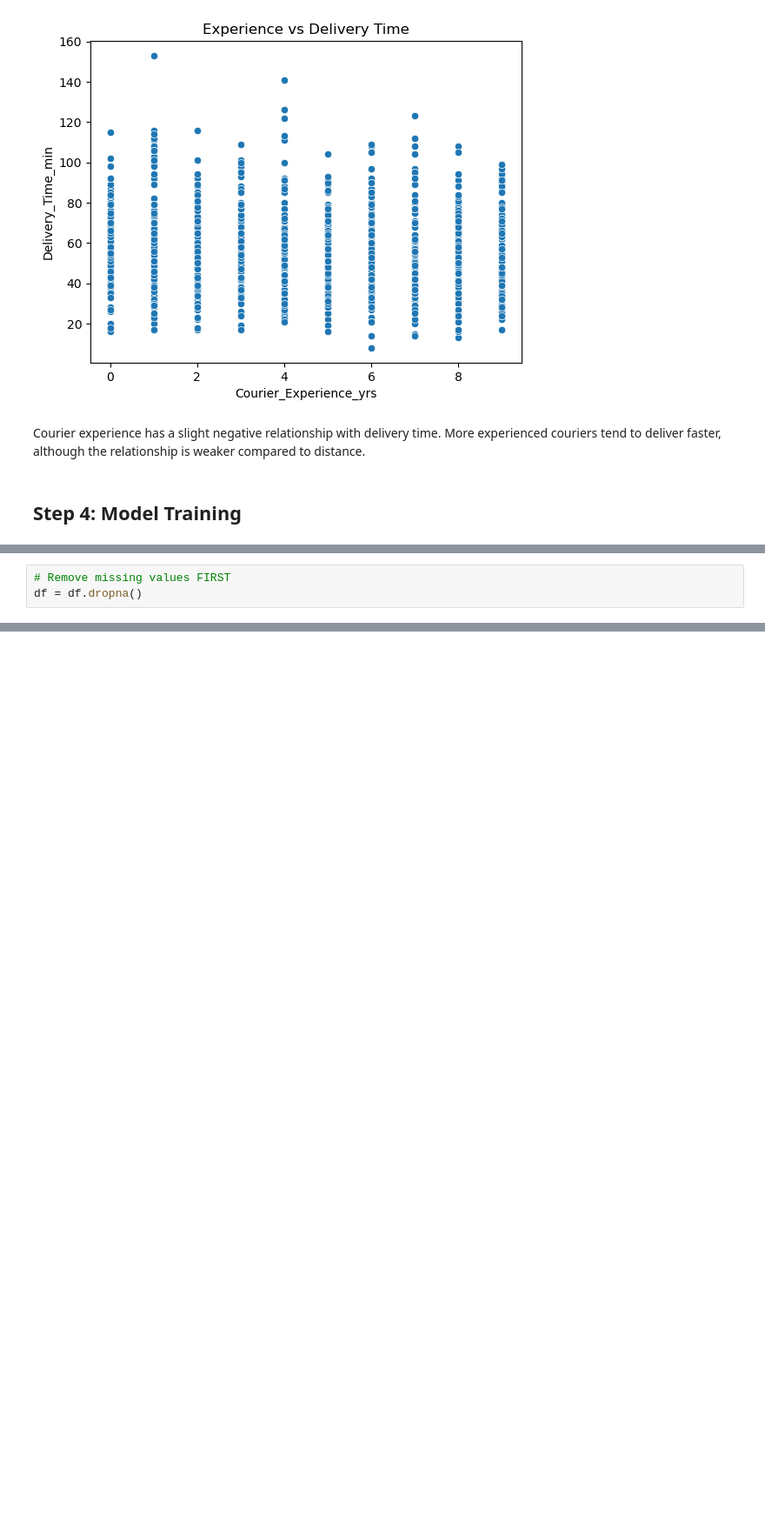
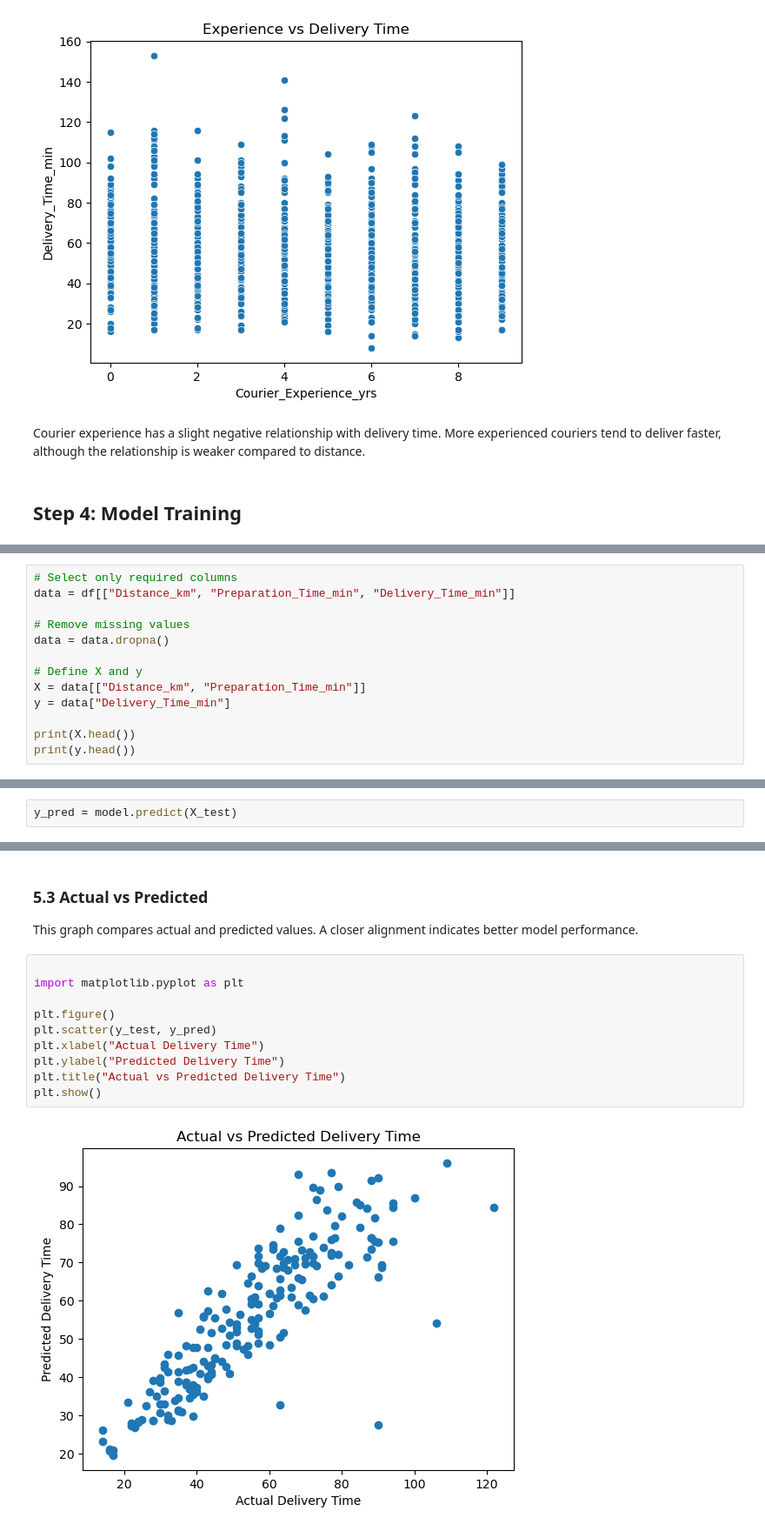
Before and after one commit to Karthlly/ITC106L_PREFINAL, a Jupyter notebook: ITC106L_PREFINAL.ipynb, the cells around one changed output, grey strips where cells are left out. Shown at 87% size. Saved outputs shown, nothing was run; the diff lists cells and outputs as text; blank space fills up the shorter version.

```diff
--- a/ITC106L_PREFINAL.ipynb
+++ b/ITC106L_PREFINAL.ipynb
@@ -162,3 +163,13 @@ y = df[['Delivery_Time']]
 # %%
-# Remove missing values FIRST
-df = df.dropna()
+# Select only required columns
+data = df[["Distance_km", "Preparation_Time_min", "Delivery_Time_min"]]
+
+# Remove missing values
+data = data.dropna()
+
+# Define X and y
+X = data[["Distance_km", "Preparation_Time_min"]]
+y = data["Delivery_Time_min"]
+
+print(X.head())
+print(y.head())
@@ -195,0 +234,2 @@ coefficients.sort_values(by="Coefficient", ascending=False)
+# %%
+y_pred = model.predict(X_test)
@@ -195,0 +254,16 @@ coefficients.sort_values(by="Coefficient", ascending=False)
+# %% [markdown]
+### 5.3 Actual vs Predicted
+
+This graph compares actual and predicted values. A closer alignment indicates better model performance.
+# %%
+
+import matplotlib.pyplot as plt
+
+plt.figure()
+plt.scatter(y_test, y_pred)
+plt.xlabel("Actual Delivery Time")
+plt.ylabel("Predicted Delivery Time")
+plt.title("Actual vs Predicted Delivery Time")
+plt.show()
+# %% [output]
+[figure, added]
```
Also changed, not shown: parts of 24 cells of this notebook.
